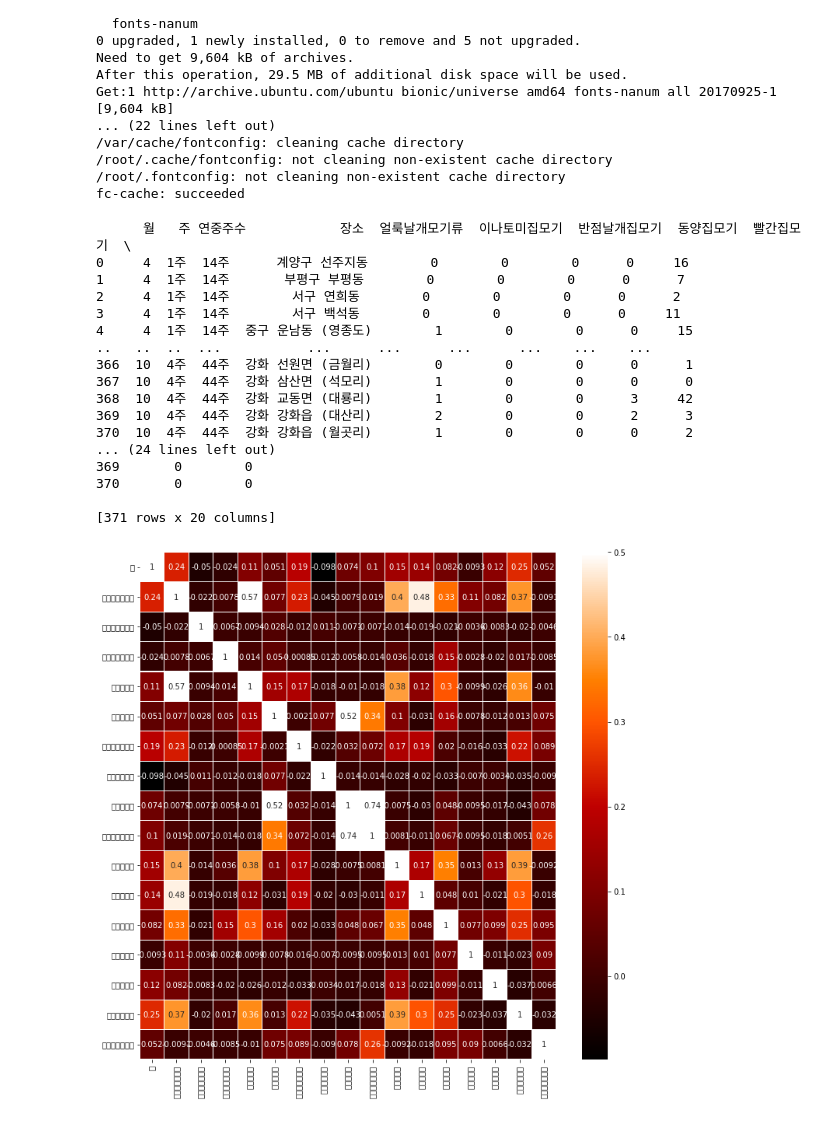
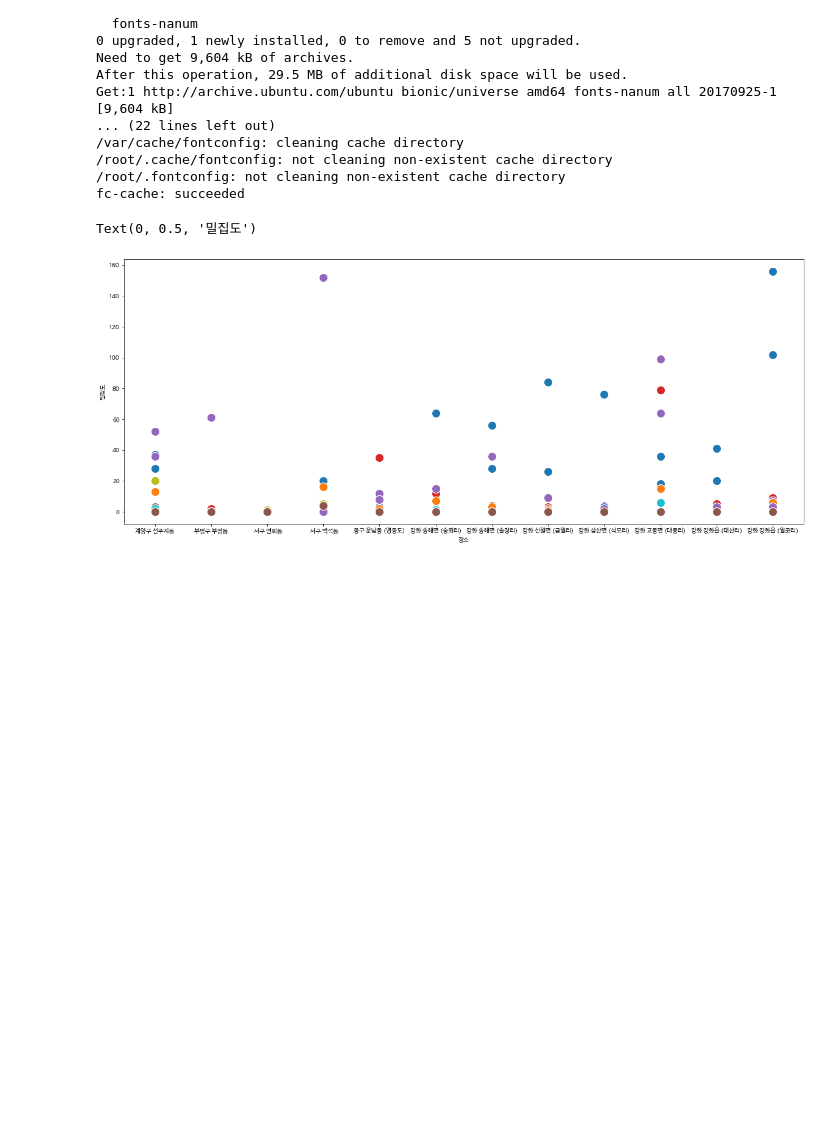
Before and after one commit to lkw0820/big_data_final, a Jupyter notebook: final_project.ipynb, the cells around one changed output. Saved outputs shown, nothing was run; the diff lists cells and outputs as text; code cells hidden in the pictures; blank space fills up the shorter version.

```diff
--- a/final_project.ipynb
+++ b/final_project.ipynb
@@ -25,37 +26,31 @@ Get:1 http://archive.ubuntu.com/ubuntu bionic/universe amd64 fonts-nanum all 201
 /root/.fontconfig: not cleaning non-existent cache directory
 fc-cache: succeeded
 # %%
+
 import pandas as pd
 import matplotlib.pyplot as plt
 import seaborn as sns
+import matplotlib.pyplot as plt
+
+plt.rc('font', family='NanumBarunGothic')
+
 df = pd.read_csv('/content/인천광역시_보건환경연구원-모기밀도조사_20211231.csv', encoding = 'CP949', header=0)
-print(df)
+#print(df)
 
 #정렬
 
-colormap = plt.cm.gist_heat
-plt.figure(figsize=(12,12))
+dfd=df.groupby(['연중주수'])
+dfd.dtypes
+df4=dfd.get_group('38주')
 
-sns.heatmap(df.corr(),linewidths=0.1,vmax=0.5, cmap=colormap, linecolor='white', annot=True)
-plt.show()
+name=list(df4.columns.values)[4:]
 
-#sns.scatterplot(df4, x='일시', y='pm10', hue='구분')
+#sns.set(rc={'figure.figsize':(20,8)})
+fig, ax = plt.subplots(figsize=(20,8))
+for i in name:
+  sns.scatterplot(data=df4, x='장소',y=i, s=200)
+
+ax.set_ylabel('밀집도')
 # %% [output]
-      월   주 연중주수            장소  얼룩날개모기류  이나토미집모기  반점날개집모기  동양집모기  빨간집모기  \
-0     4  1주  14주      계양구 선주지동        0        0        0      0     16
-1     4  1주  14주       부평구 부평동        0        0        0      0      7
-2     4  1주  14주        서구 연희동        0        0        0      0      2
-3     4  1주  14주        서구 백석동        0        0        0      0     11
-4     4  1주  14주  중구 운남동 (영종도)        1        0        0      0     15
-..   ..  ..  ...           ...      ...      ...      ...    ...    ...
-366  10  4주  44주  강화 선원면 (금월리)        0        0        0      0      1
-367  10  4주  44주  강화 삼산면 (석모리)        1        0        0      0      0
-368  10  4주  44주  강화 교동면 (대룡리)        1        0        0      3     42
-369  10  4주  44주  강화 강화읍 (대산리)        2        0        0      2      3
-370  10  4주  44주  강화 강화읍 (월곳리)        1        0        0      0      2
-... (24 lines left out)
-369       0        0
-370       0        0
-
-[371 rows x 20 columns]
+Text(0, 0.5, '밀집도')
-[figure, old version]
+[figure, new version]
```
Also changed, not shown: parts of 2 cells of this notebook.
